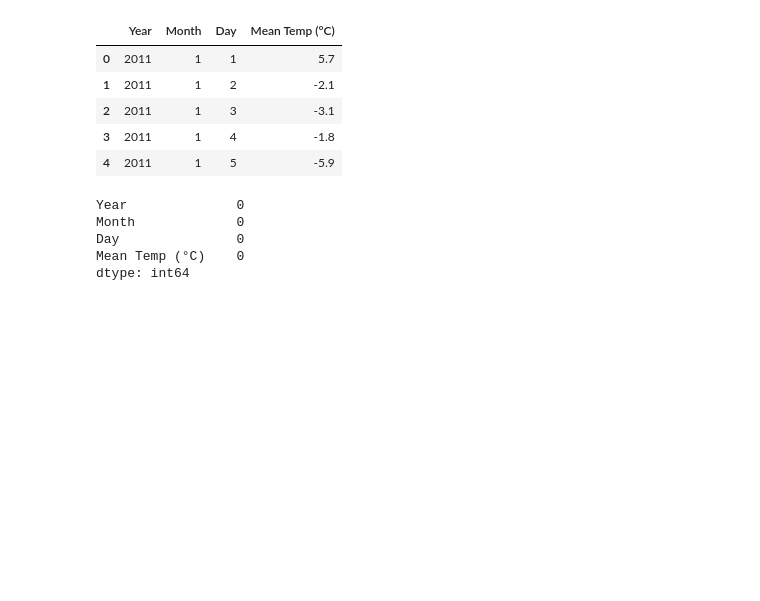
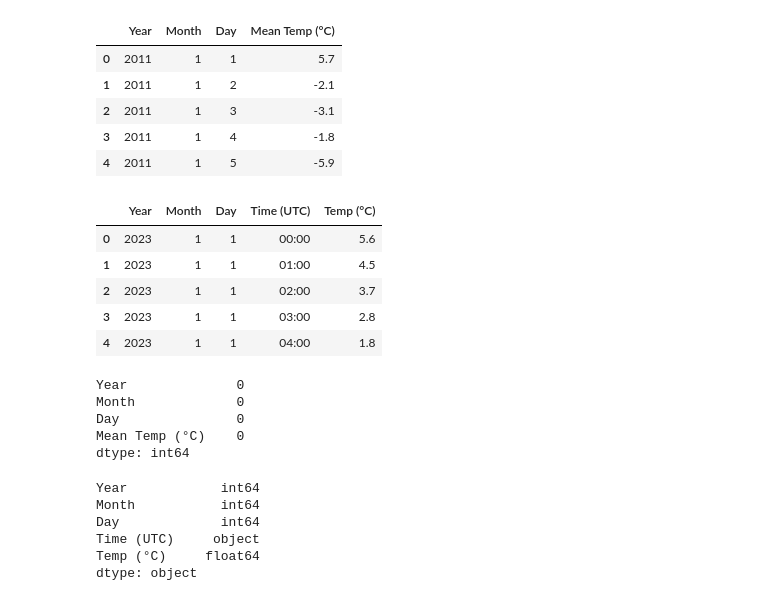
Before and after one commit to Sxres/temperature_predictor_app, a Jupyter notebook: model/training.ipynb, the cells around one changed output. Drawn from its saved outputs; the diff is of its cells as text; code cells hidden in the pictures; blank space fills up the shorter version.

```diff
--- a/model/training.ipynb
+++ b/model/training.ipynb
@@ -16,5 +16,7 @@ import matplotlib.pyplot as plt
 # %%
 data = pd.read_csv('combined_data_more.csv')
+# %%
+timedata = pd.read_csv('timedata.csv')
 # %%
 data.head()
 # %% [output]
@@ -24,6 +26,15 @@ data.head()
 | 2 | 2011 | 1 | 3 | -3.1 |
 | 3 | 2011 | 1 | 4 | -1.8 |
 | 4 | 2011 | 1 | 5 | -5.9 |
+# %%
+timedata.head()
+# %% [output]
+|  | Year | Month | Day | Time (UTC) | Temp (°C) |
+| 0 | 2023 | 1 | 1 | 00:00 | 5.6 |
+| 1 | 2023 | 1 | 1 | 01:00 | 4.5 |
+| 2 | 2023 | 1 | 1 | 02:00 | 3.7 |
+| 3 | 2023 | 1 | 1 | 03:00 | 2.8 |
+| 4 | 2023 | 1 | 1 | 04:00 | 1.8 |
 # %%
 data.isnull().sum()
 # %% [output]
@@ -32,3 +43,12 @@ Month             0
 Day               0
 Mean Temp (°C)    0
 dtype: int64
+# %%
+timedata.dtypes
+# %% [output]
+Year            int64
+Month           int64
+Day             int64
+Time (UTC)     object
+Temp (°C)     float64
+dtype: object
```
Also changed, not shown: parts of 44 cells of this notebook, 46 other files.
